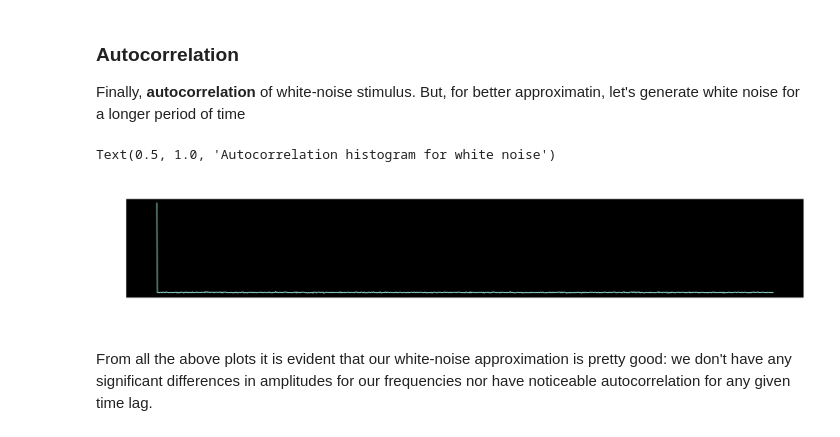
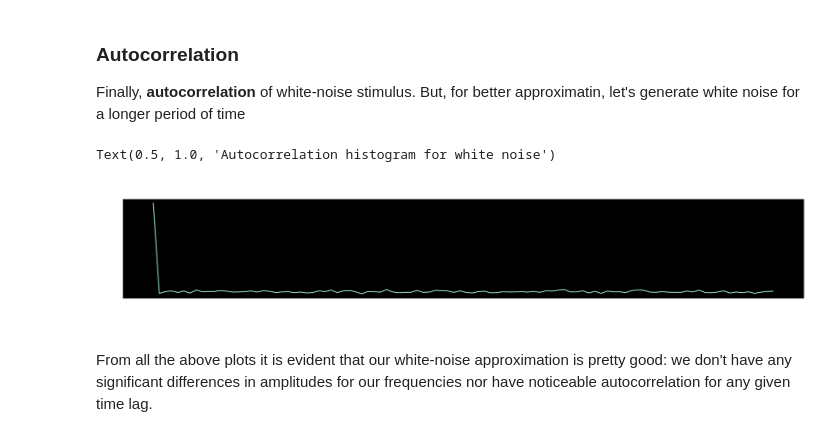
Before and after one commit to platycristate/computational-neuroscience, a Jupyter notebook: chapter1/C1_Task6-7.ipynb, the cells around one changed output. Drawn from its saved outputs; the diff is of its cells as text; code cells hidden in the pictures.

```diff
--- a/chapter1/C1_Task6-7.ipynb
+++ b/chapter1/C1_Task6-7.ipynb
@@ -54,18 +54,18 @@ rc('xtick', labelsize=20);
 ### Autocorrelation
 Finally, **autocorrelation** of white-noise stimulus. But, for better approximatin, let's generate white noise for a longer period of time
 # %%
-Δt = 1e-4
+Δt = 1e-3
 time_longer = np.arange(0, 10, Δt)
 stimulus_longer = np.random.uniform(0, 10, *np.shape(time_longer))
 Q_ss, t_Q_ss = crosscorrelation2(stimulus_longer, stimulus_longer, time_longer, time_lag=100)
 plt.figure(figsize=(20, 3), dpi=100);
 plt.plot(t_Q_ss, Q_ss)
 plt.xlabel('Time lag, ms', fontsize=17)
 plt.title('Autocorrelation histogram for white noise', fontsize=20)
 #plt.ylim(0, 8)
 # %% [output]
 Text(0.5, 1.0, 'Autocorrelation histogram for white noise')
-[figure, old version]
+[figure, new version]
 # %% [markdown]
 From all the above plots it is evident that our white-noise approximation is pretty good: we don't have any significant differences in amplitudes for our frequencies nor have noticeable autocorrelation for any given time lag.
 # %% [markdown]
```
Also changed, not shown: parts of 15 cells of this notebook, 1 other file.
